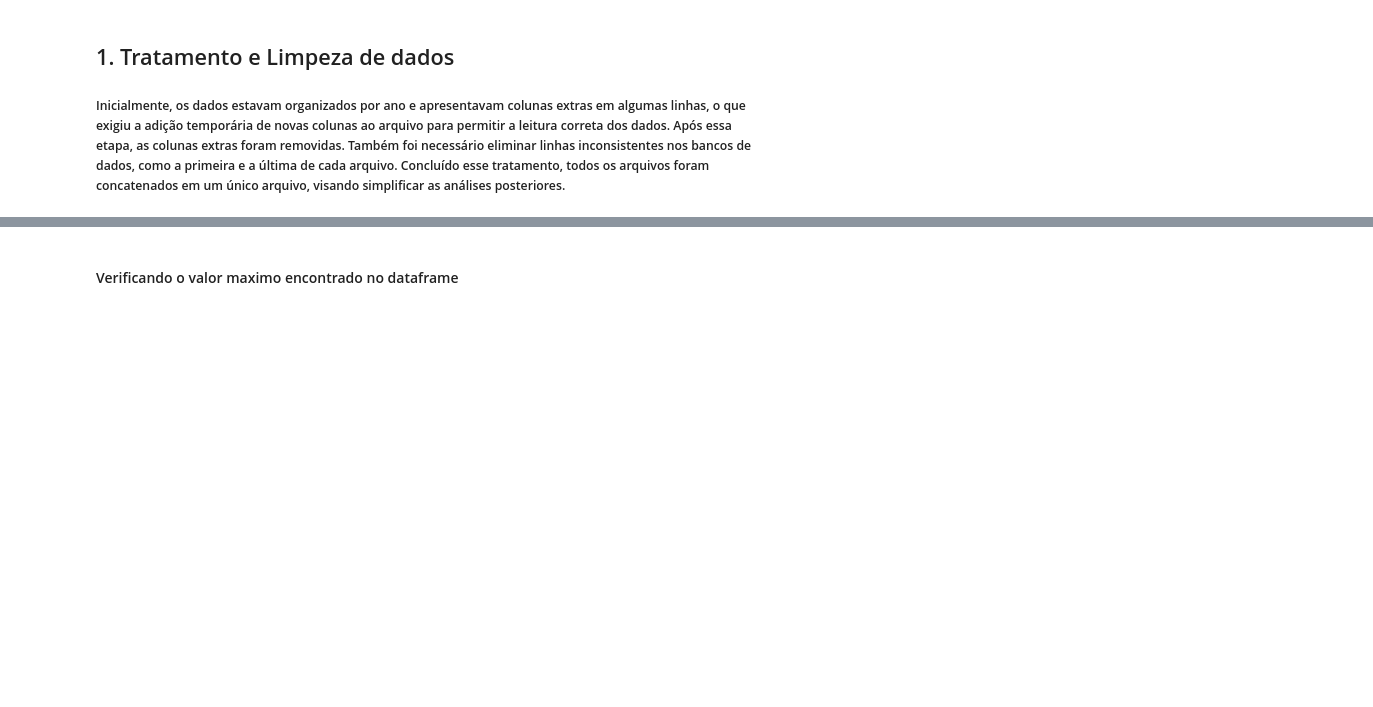
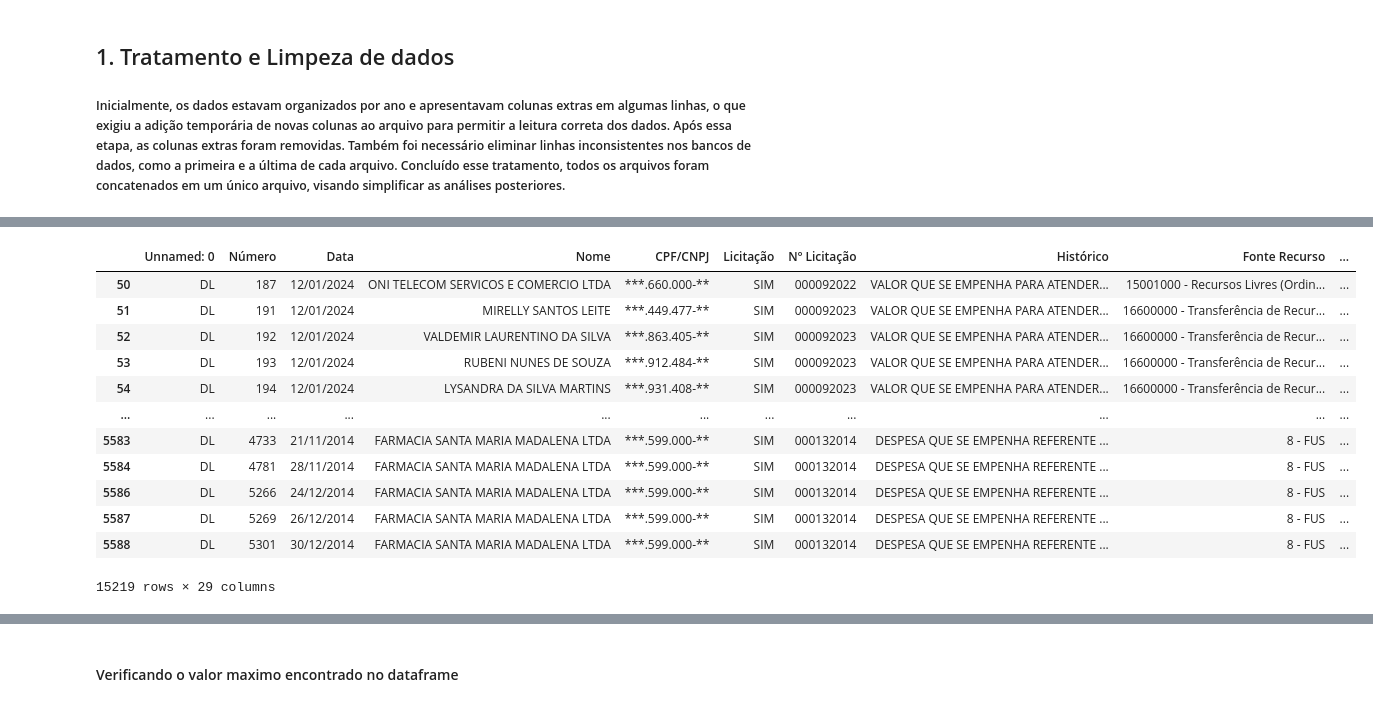
Before and after one commit to HumbertoNunesLira/Analise-de-dados-do-setor-financeiro-do-municipio-de-Teixeira-PB, a Jupyter notebook: projeto.ipynb, the cells around one changed output, grey strips where cells are left out. Cells and saved outputs as stored; diff of their text form; code cells hidden in the pictures; blank space fills up the shorter version.

Commit message:
Feat: subindo algumas analises exploratorias no dataset para entender melhor

```diff
--- a/projeto.ipynb
+++ b/projeto.ipynb
@@ -56,0 +73,18 @@ df = pd.concat([df24, df23, df22, df21, df20 ,df19 ,df18 ,df17 ,df16, df15,df14]
+# %%
+df2 = df[df["Licitação"] == "SIM"]
+# %%
+df2
+# %% [output]
+|  | Unnamed: 0 | Número | Data | Nome | CPF/CNPJ | Licitação | Nº Licitação | Histórico | Fonte Recurso | ... |
+| 50 | DL | 187 | 12/01/2024 | ONI TELECOM SERVICOS E COMERCIO LTDA | ***.660.000-** | SIM | 000092022 | VALOR QUE SE EMPENHA PARA ATENDER... | 15001000 - Recursos Livres (Ordin... | ... |
+| 51 | DL | 191 | 12/01/2024 | MIRELLY SANTOS LEITE | ***.449.477-** | SIM | 000092023 | VALOR QUE SE EMPENHA PARA ATENDER... | 16600000 - Transferência de Recur... | ... |
+| 52 | DL | 192 | 12/01/2024 | VALDEMIR LAURENTINO DA SILVA | ***.863.405-** | SIM | 000092023 | VALOR QUE SE EMPENHA PARA ATENDER... | 16600000 - Transferência de Recur... | ... |
+| 53 | DL | 193 | 12/01/2024 | RUBENI NUNES DE SOUZA | ***.912.484-** | SIM | 000092023 | VALOR QUE SE EMPENHA PARA ATENDER... | 16600000 - Transferência de Recur... | ... |
+| 54 | DL | 194 | 12/01/2024 | LYSANDRA DA SILVA MARTINS | ***.931.408-** | SIM | 000092023 | VALOR QUE SE EMPENHA PARA ATENDER... | 16600000 - Transferência de Recur... | ... |
+| ... | ... | ... | ... | ... | ... | ... | ... | ... | ... | ... |
+| 5583 | DL | 4733 | 21/11/2014 | FARMACIA SANTA MARIA MADALENA LTDA | ***.599.000-** | SIM | 000132014 | DESPESA QUE SE EMPENHA REFERENTE ... | 8 - FUS | ... |
+| 5584 | DL | 4781 | 28/11/2014 | FARMACIA SANTA MARIA MADALENA LTDA | ***.599.000-** | SIM | 000132014 | DESPESA QUE SE EMPENHA REFERENTE ... | 8 - FUS | ... |
+| 5586 | DL | 5266 | 24/12/2014 | FARMACIA SANTA MARIA MADALENA LTDA | ***.599.000-** | SIM | 000132014 | DESPESA QUE SE EMPENHA REFERENTE ... | 8 - FUS | ... |
+| 5587 | DL | 5269 | 26/12/2014 | FARMACIA SANTA MARIA MADALENA LTDA | ***.599.000-** | SIM | 000132014 | DESPESA QUE SE EMPENHA REFERENTE ... | 8 - FUS | ... |
+| 5588 | DL | 5301 | 30/12/2014 | FARMACIA SANTA MARIA MADALENA LTDA | ***.599.000-** | SIM | 000132014 | DESPESA QUE SE EMPENHA REFERENTE ... | 8 - FUS | ... |
+15219 rows × 29 columns
```
Also changed, not shown: parts of 10 cells of this notebook.
